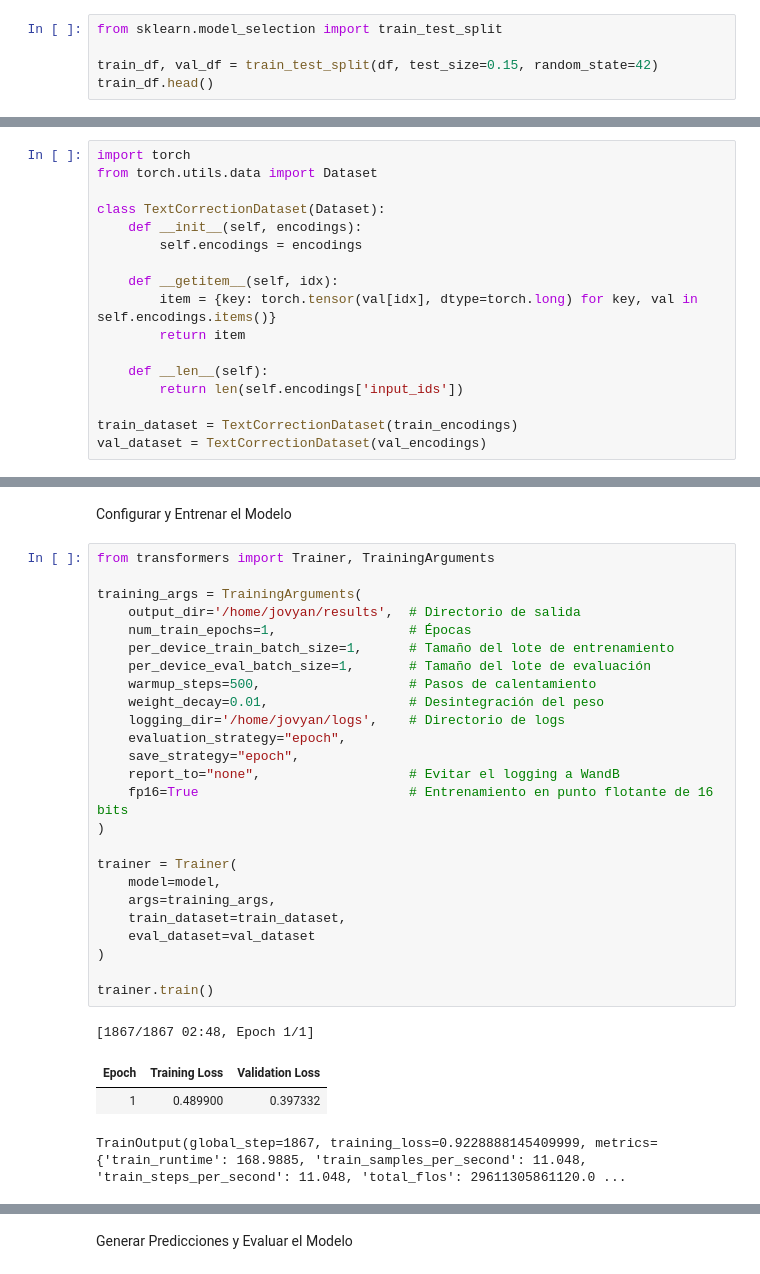
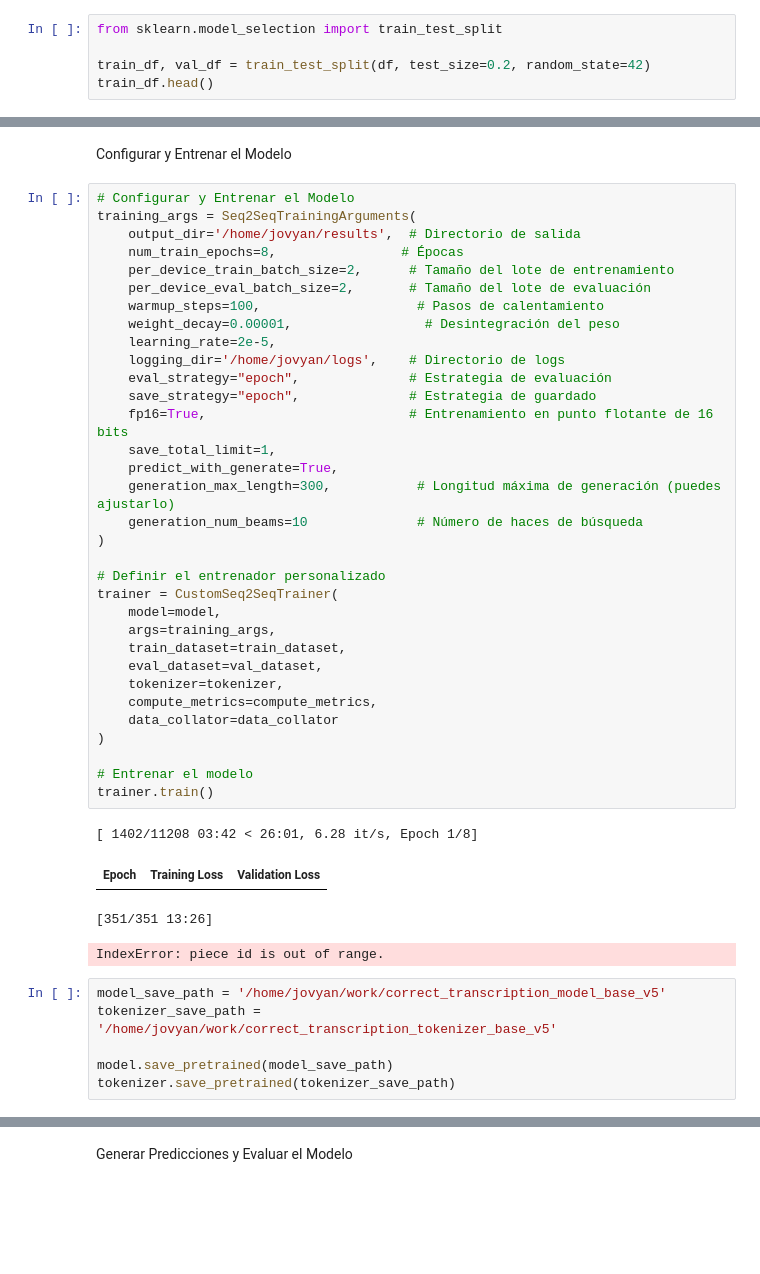
Before and after one commit to EnriqueMF/nlp_enrique, a Jupyter notebook: notebooks/correccion_con_modelo.ipynb, the cells around one changed output, grey strips where cells are left out. Drawn from its saved outputs; the diff is of its cells as text; blank space fills up the shorter version.

```diff
--- a/notebooks/correccion_con_modelo.ipynb
+++ b/notebooks/correccion_con_modelo.ipynb
@@ -87,7 +93,7 @@ Dividir Datos en Entrenamiento y Validación
 # %%
 from sklearn.model_selection import train_test_split
 
-train_df, val_df = train_test_split(df, test_size=0.15, random_state=42)
+train_df, val_df = train_test_split(df, test_size=0.2, random_state=42)
 train_df.head()
 # %% [output]
 |  | Texto Original | Texto Corregido |
@@ -159,17 +125,0 @@ Crear Dataset para PyTorch
-# %%
-import torch
-from torch.utils.data import Dataset
-
-class TextCorrectionDataset(Dataset):
-    def __init__(self, encodings):
-        self.encodings = encodings
-
-    def __getitem__(self, idx):
-        item = {key: torch.tensor(val[idx], dtype=torch.long) for key, val in self.encodings.items()}
-        return item
-
-    def __len__(self):
-        return len(self.encodings['input_ids'])
-
-train_dataset = TextCorrectionDataset(train_encodings)
-val_dataset = TextCorrectionDataset(val_encodings)
@@ -176,32 +236,46 @@ val_dataset = TextCorrectionDataset(val_encodings)
 # %% [markdown]
 Configurar y Entrenar el Modelo
 # %%
-from transformers import Trainer, TrainingArguments
-
-training_args = TrainingArguments(
+# Configurar y Entrenar el Modelo
+training_args = Seq2SeqTrainingArguments(
     output_dir='/home/jovyan/results',  # Directorio de salida
-    num_train_epochs=1,                 # Épocas
-    per_device_train_batch_size=1,      # Tamaño del lote de entrenamiento
-    per_device_eval_batch_size=1,       # Tamaño del lote de evaluación
-    warmup_steps=500,                   # Pasos de calentamiento
-    weight_decay=0.01,                  # Desintegración del peso
+    num_train_epochs=8,                # Épocas
+    per_device_train_batch_size=2,      # Tamaño del lote de entrenamiento
+    per_device_eval_batch_size=2,       # Tamaño del lote de evaluación
+    warmup_steps=100,                    # Pasos de calentamiento
+    weight_decay=0.00001,                 # Desintegración del peso
+    learning_rate=2e-5,
     logging_dir='/home/jovyan/logs',    # Directorio de logs
-    evaluation_strategy="epoch",
-    save_strategy="epoch",
-    report_to="none",                   # Evitar el logging a WandB
-    fp16=True                           # Entrenamiento en punto flotante de 16 bits
+    eval_strategy="epoch",              # Estrategia de evaluación
+    save_strategy="epoch",              # Estrategia de guardado
+    fp16=True,                          # Entrenamiento en punto flotante de 16 bits
+    save_total_limit=1,
+    predict_with_generate=True,
+    generation_max_length=300,           # Longitud máxima de generación (puedes ajustarlo)
+    generation_num_beams=10              # Número de haces de búsqueda
 )
 
-trainer = Trainer(
+# Definir el entrenador personalizado
+trainer = CustomSeq2SeqTrainer(
     model=model,
     args=training_args,
     train_dataset=train_dataset,
-    eval_dataset=val_dataset
+    eval_dataset=val_dataset,
+    tokenizer=tokenizer,
+    compute_metrics=compute_metrics,
+    data_collator=data_collator
 )
 
+# Entrenar el modelo
 trainer.train()
 # %% [output]
-[1867/1867 02:48, Epoch 1/1]
+[ 1402/11208 03:42 < 26:01, 6.28 it/s, Epoch 1/8]
 | Epoch | Training Loss | Validation Loss |
-| 1 | 0.489900 | 0.397332 |
-TrainOutput(global_step=1867, training_loss=0.9228888145409999, metrics={'train_runtime': 168.9885, 'train_samples_per_second': 11.048, 'train_steps_per_second': 11.048, 'total_flos': 29611305861120.0 ...
+[351/351 13:26]
+IndexError: piece id is out of range.
+# %%
+model_save_path = '/home/jovyan/work/correct_transcription_model_base_v5'
+tokenizer_save_path = '/home/jovyan/work/correct_transcription_tokenizer_base_v5'
+
+model.save_pretrained(model_save_path)
+tokenizer.save_pretrained(tokenizer_save_path)
```
Also changed, not shown: parts of 20 cells of this notebook, 4 other files.
